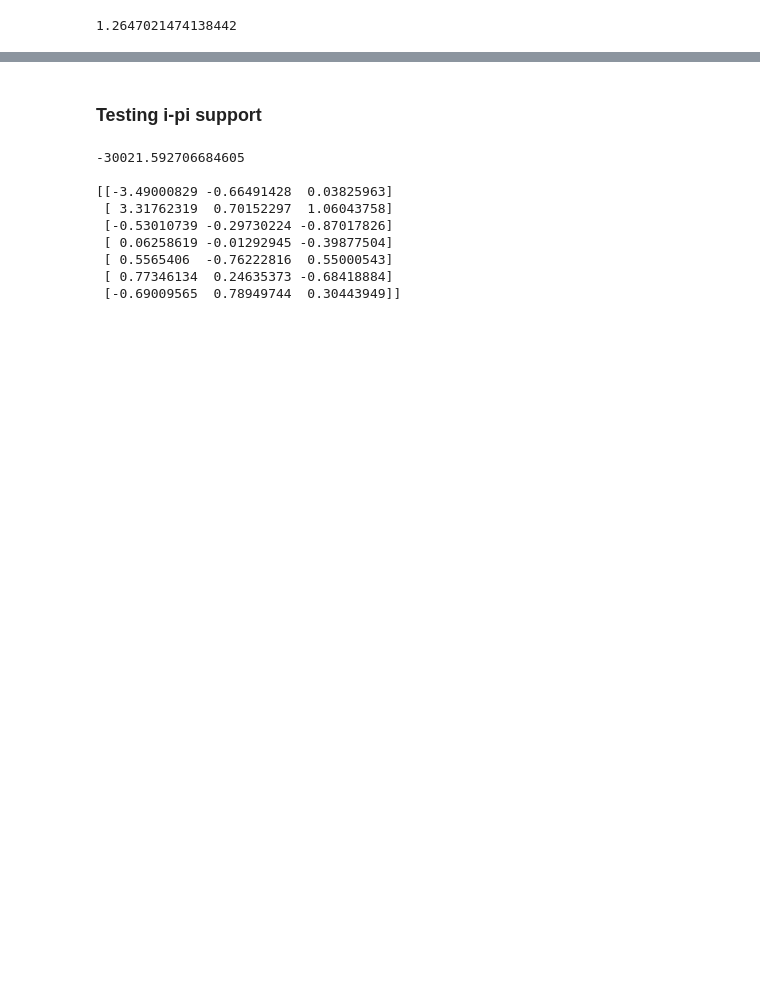
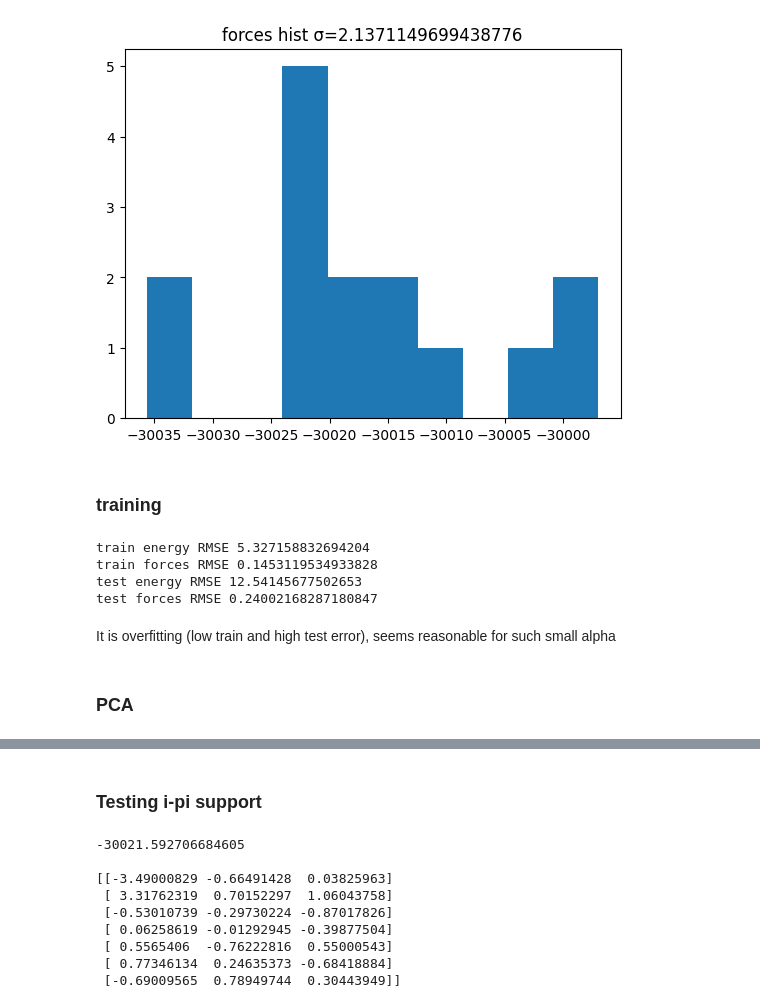
Before and after one commit to lab-cosmo/equisolve, a Jupyter notebook: examples/multi_spectra_script-thorben.ipynb, the cells around one changed output, grey strips where cells are left out. Cells and saved outputs as stored; diff of their text form; code cells hidden in the pictures; blank space fills up the shorter version.

```diff
--- a/examples/multi_spectra_script-thorben.ipynb
+++ b/examples/multi_spectra_script-thorben.ipynb
@@ -18,3 +34,10 @@ y = ase_to_tensormap(frames, energy="TotEnergy", forces="force")
+# %%
+plt.hist(y[0].values)
+plt.title(f"forces hist σ={np.std(y[0].gradient('positions').data.flatten())}")
+plt.show()
+plt.close()
+# %% [output]
+[figure, added]
 # %%
 HYPERS = {
     "cutoff": 5.0,
@@ -44,4 +65,0 @@ script.fit(Xi, y, **{"estimator_kwargs": {"alpha": 1e-15}})
-# %%
-script.score(Xi, y)
-# %% [output]
-1.2647021474138442
@@ -50,0 +66,2 @@ y_pred = script.forward(Xi)
+# %% [markdown]
+### training
@@ -50,0 +76,15 @@ y_pred = script.forward(Xi)
+# %%
+print("train energy RMSE", script.score(Xi_train, y_train, parameter_keys=['values']))
+print("train forces RMSE", script.score(Xi_train, y_train, parameter_keys=['positions']))
+
+print("test energy RMSE", script.score(Xi_test, y_test, parameter_keys=['values']))
+print("test forces RMSE", script.score(Xi_test, y_test, parameter_keys=['positions']))
+# %% [output]
+train energy RMSE 5.327158832694204
+train forces RMSE 0.1453119534933828
+test energy RMSE 12.54145677502653
+test forces RMSE 0.24002168287180847
+# %% [markdown]
+It is overfitting (low train and high test error), seems reasonable for such small alpha
+# %% [markdown]
+### PCA
```
Also changed, not shown: parts of 22 cells of this notebook, 3 other files.
